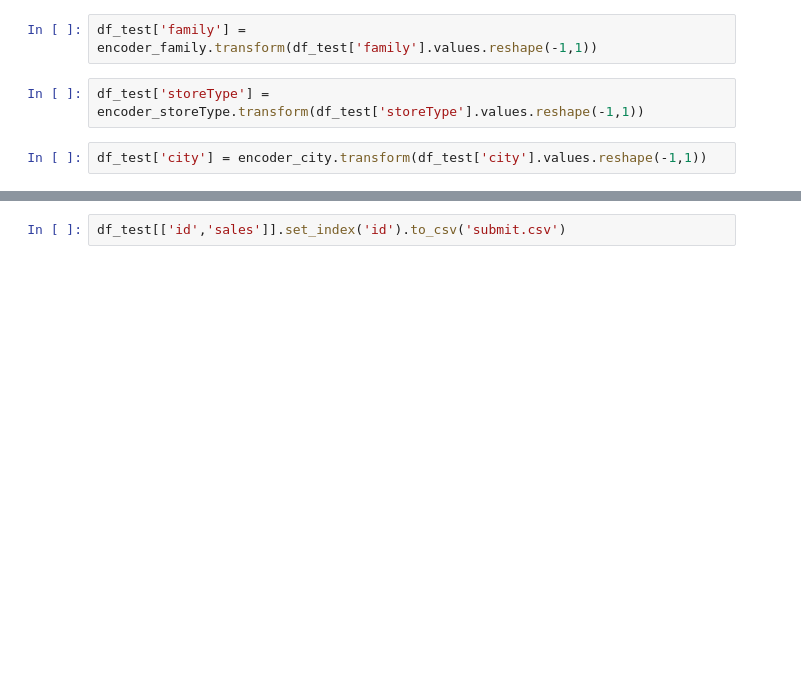
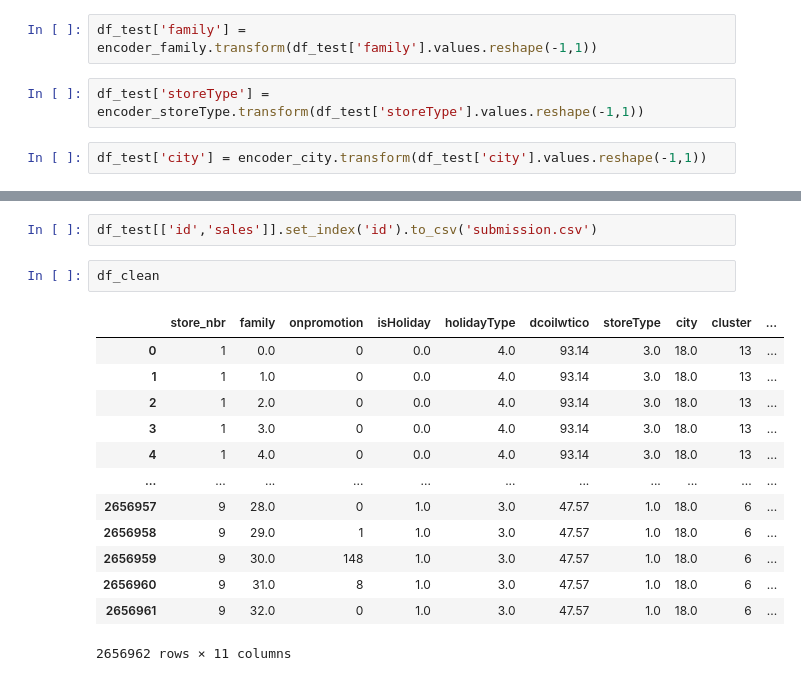
Before and after one commit to Kamyarb/StoreSales_TimeseriesForecasting, a Jupyter notebook: storeSale.ipynb, the cells around one changed output, grey strips where cells are left out. Cells and saved outputs as stored; diff of their text form; blank space fills up the shorter version.

```diff
--- a/storeSale.ipynb
+++ b/storeSale.ipynb
@@ -243,2 +259,18 @@ df_test['sales'].plot()
 # %%
-df_test[['id','sales']].set_index('id').to_csv('submit.csv')
+df_test[['id','sales']].set_index('id').to_csv('submission.csv')
+# %%
+df_clean
+# %% [output]
+|  | store_nbr | family | onpromotion | isHoliday | holidayType | dcoilwtico | storeType | city | cluster | ... |
+| 0 | 1 | 0.0 | 0 | 0.0 | 4.0 | 93.14 | 3.0 | 18.0 | 13 | ... |
+| 1 | 1 | 1.0 | 0 | 0.0 | 4.0 | 93.14 | 3.0 | 18.0 | 13 | ... |
+| 2 | 1 | 2.0 | 0 | 0.0 | 4.0 | 93.14 | 3.0 | 18.0 | 13 | ... |
+| 3 | 1 | 3.0 | 0 | 0.0 | 4.0 | 93.14 | 3.0 | 18.0 | 13 | ... |
+| 4 | 1 | 4.0 | 0 | 0.0 | 4.0 | 93.14 | 3.0 | 18.0 | 13 | ... |
+| ... | ... | ... | ... | ... | ... | ... | ... | ... | ... | ... |
+| 2656957 | 9 | 28.0 | 0 | 1.0 | 3.0 | 47.57 | 1.0 | 18.0 | 6 | ... |
+| 2656958 | 9 | 29.0 | 1 | 1.0 | 3.0 | 47.57 | 1.0 | 18.0 | 6 | ... |
+| 2656959 | 9 | 30.0 | 148 | 1.0 | 3.0 | 47.57 | 1.0 | 18.0 | 6 | ... |
+| 2656960 | 9 | 31.0 | 8 | 1.0 | 3.0 | 47.57 | 1.0 | 18.0 | 6 | ... |
+| 2656961 | 9 | 32.0 | 0 | 1.0 | 3.0 | 47.57 | 1.0 | 18.0 | 6 | ... |
+2656962 rows × 11 columns
```
Also changed, not shown: parts of 18 cells of this notebook.
